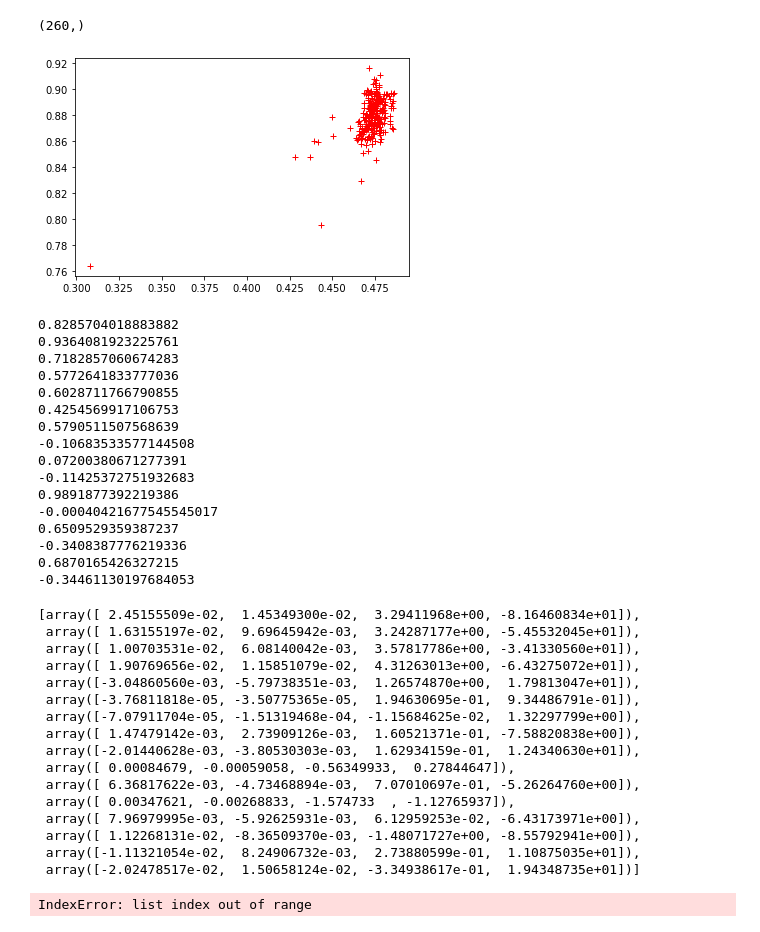
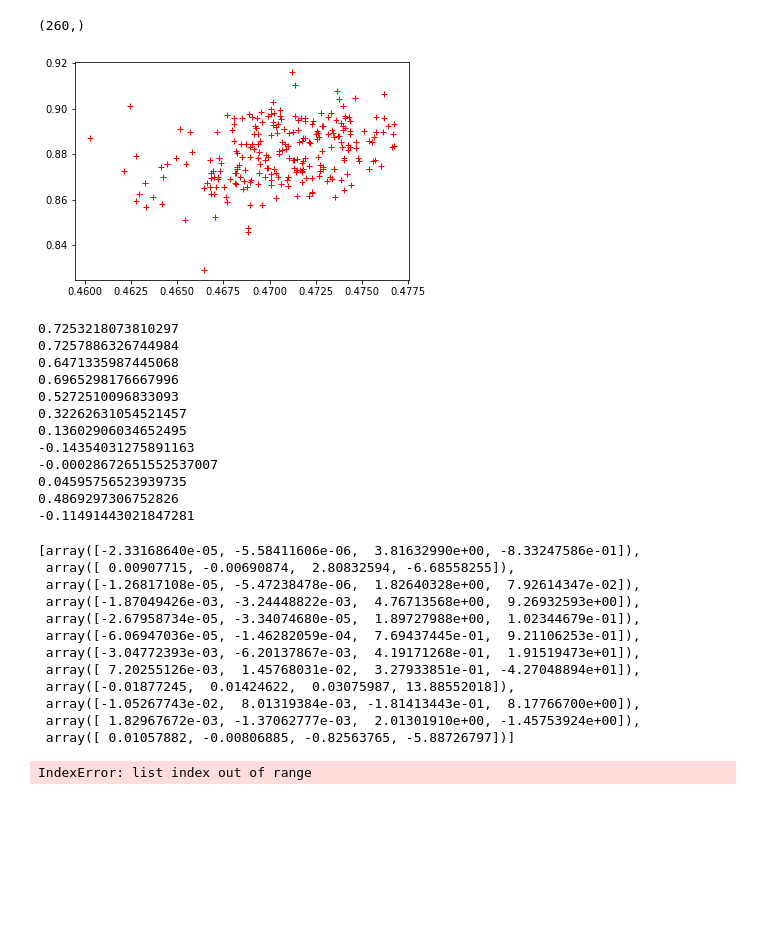
Before and after one commit to IExistSometimes/TIFF-An-y, a Jupyter notebook: Mapper.ipynb, the cells around one changed output. Cells and saved outputs as stored; diff of their text form; code cells hidden in the pictures; blank space fills up the shorter version.

Commit message:
Finished colouriser, calibrated John3

```diff
--- a/Mapper.ipynb
+++ b/Mapper.ipynb
@@ -29,9 +29,9 @@ from sklearn.metrics import mean_squared_error, mean_absolute_error
 
 sound_file = './Eldritch_Blast.wav'
 # %%
-make_guideline_fig = 0
+make_guideline_fig = 1
 if make_guideline_fig == 1:
-    image = np.array(plt.imread('translated_genetic_again.png'))
+    image = np.array(plt.imread('John3_geo_25x_lwremoved.png'))
     guidelines = 1
     if guidelines == 1:
         for i in range(int(np.floor(image.shape[1]/10))):
@@ -54,7 +54,7 @@ if make_guideline_fig == 1:
     #image = draw_marker(7085,8335,2,image)
     #image = draw_marker(1275,625,2,image)
     to_save = Image.fromarray(image)
-    to_save.save('trans_gen_grid.tif')
+    to_save.save('John3_grid.tif')
 # %%
 #np.floor(image.shape[0]/10)
 # %%
@@ -88,11 +88,15 @@ probe_data
 #image_end_points = np.array([(3022+20,476+133), (2763, 1117), (7085+20,8335+133),(1275+20,625+133),(3675+20,870+133),(775+20,2485+133)])
 #profile_start_numbers = np.array([0,60,160])
 
+#For John1
+
 stage_calibration_points = np.array([(13310,33553),(13438,21243),(11160,23249),(15397,22668), (11507,22382)])
 image_calibration_points = np.array([(7085+20,8335+133),(1275+20,625+133),(3675+20,870+133),(775+20,2485+133), (3022+20,476+133)])
 image_end_points = np.array([(3022+20,476+133), (2763, 1117), (7085+20,8335+133),(1275+20,625+133),(3675+20,870+133),(775+20,2485+133)])
 profile_start_numbers = np.array([0,60,160])
 
 #calibrated_end_points = np.array([[2884.0, 560.0],[2756.0, 1100.0],[7145.0, 8421.0],[1473.0, 736.0], [3495.0, 979.0],[849.0, 2438.0]]) #Recorded with play = 200
-calibrated_end_points = np.array([[2959.0, 581.0],[2661.0, 1074.0],[7138.0, 8373.0],[1475.0, 758.0],[3724.0, 1094.0],[966.0, 2541.0]]) #Play = 200, John1, long wavelength removed
+#calibrated_end_points = np.array([[2959.0, 581.0],[2661.0, 1074.0],[7138.0, 8373.0],[1475.0, 758.0],[3724.0, 1094.0],[966.0, 2541.0]]) #Play = 200, John1 geo, long wavelength removed
+#calibrated_end_points = np.array([[2983.0, 584.0],[2634.0, 1094.0],[7041.0, 8349.0],[1321.0, 824.0],[3736.0, 1130.0],[954.0, 2510.0]]) #Play = 200, John1 arith, long WAVELENGTH REMOVED
+calibrated_end_points = np.array([[3179.0, 660.0],[2941.0, 1146.0],[7040.0, 8349.0],[1317.0, 826.0],[3736.0, 1129.0],[954.0, 2510.0]]) #Play = 200, John1 offset, long wavelength removed
 do_all_profiles = np.array([0,1,2])
@@ -144,7 +154,7 @@ for i in range(len(stage_calibration_points)):
     image_cal_points_for_opt.append(image_calibration_points[i][0])
     image_cal_points_for_opt.append(image_calibration_points[i][1])
 # %%
-image = np.array(plt.imread('geo_mean_fixed_rerun_lwremoved.png'))
+image = np.array(plt.imread('offset_fixed_rerun_lwremoved.png'))
 
 probe_x_list = probe_data.iloc[:,9]
 #print(probe_x_list[0]) #for checking that the right column was selected
@@ -416,32 +422,32 @@ anorthite_list.shape
 # %%
 search_size = 3
 intensity_list = []
 for i in range(len(probe_points_placed)):
     #print(probe_points_placed[i][0],' ',probe_points_placed[i][1])
     intensity_list.append(get_brightness(int(probe_points_placed[i][0]),int(probe_points_placed[i][1]), search_size))
 
 clean_list_entries = []
 for i in range(len(probe_points_placed)):
-    if intensity_list[i] >10/256 and intensity_list[i] <250/256 and anorthite_list[i]>0.6 and anorthite_list[i]<1.0:
+    if intensity_list[i] >0.46 and intensity_list[i] <250/256 and anorthite_list[i]>0.6 and anorthite_list[i]<1.0:
         clean_list_entries.append(i)
 
 #xlim=[0.3,0.6], ylim=[0.8,0.9]
 fig, ax = plt.subplots(1,1)
 intensity_array = np.array(intensity_list)
 clean_intensity_array = intensity_array[clean_list_entries]
 anorthite_array = np.array(anorthite_list)
 clean_anorthite_array = anorthite_array[clean_list_entries]
 clean_x_array = np.array(probe_points_placed)[clean_list_entries, 0]
 clean_y_array = np.array(probe_points_placed)[clean_list_entries, 1]
 
 
 clean_set = np.array([clean_intensity_array, clean_anorthite_array, clean_x_array, clean_y_array])
 ax.plot(clean_intensity_array,clean_anorthite_array, 'r+')
 #ax.set_xlim(0.45*255,0.5*255)
 #ax.set_ylim(0.8,0.93)
 plt.show()
 # %% [output]
-[figure, old version]
+[figure, new version]
 # %%
 #print("X")
 #for i in range(len(clean_intensity_array)):
@@ -483,22 +489,18 @@ for i in range(len(clean_set_populated_tiles)):
 
     print(np.corrcoef(clean_set_populated_tiles[i][:,0], clean_set_populated_tiles[i][:,1])[0,1])
 # %% [output]
-0.8285704018883882
-0.9364081923225761
-0.7182857060674283
-0.5772641833777036
-0.6028711766790855
-0.4254569917106753
-0.5790511507568639
--0.10683533577144508
-0.07200380671277391
--0.11425372751932683
-0.9891877392219386
--0.00040421677545545017
-0.6509529359387237
--0.3408387776219336
-0.6870165426327215
--0.34461130197684053
+0.7253218073810297
+0.7257886326744984
+0.6471335987445068
+0.6965298176667996
+0.5272510096833093
+0.32262631054521457
+0.13602906034652495
+-0.14354031275891163
+-0.00028672651552537007
+0.04595756523939735
+0.4869297306752826
+-0.11491443021847281
 # %%
 tilewise_anint_params = []
 tilewise_predicted_ans = []
@@ -513,22 +516,18 @@ for i in range(len(clean_set_populated_tiles)):
 # %%
 tilewise_anint_params
 # %% [output]
-[array([ 2.45155509e-02,  1.45349300e-02,  3.29411968e+00, -8.16460834e+01]),
- array([ 1.63155197e-02,  9.69645942e-03,  3.24287177e+00, -5.45532045e+01]),
- array([ 1.00703531e-02,  6.08140042e-03,  3.57817786e+00, -3.41330560e+01]),
- array([ 1.90769656e-02,  1.15851079e-02,  4.31263013e+00, -6.43275072e+01]),
- array([-3.04860560e-03, -5.79738351e-03,  1.26574870e+00,  1.79813047e+01]),
- array([-3.76811818e-05, -3.50775365e-05,  1.94630695e-01,  9.34486791e-01]),
- array([-7.07911704e-05, -1.51319468e-04, -1.15684625e-02,  1.32297799e+00]),
- array([ 1.47479142e-03,  2.73909126e-03,  1.60521371e-01, -7.58820838e+00]),
- array([-2.01440628e-03, -3.80530303e-03,  1.62934159e-01,  1.24340630e+01]),
- array([ 0.00084679, -0.00059058, -0.56349933,  0.27844647]),
- array([ 6.36817622e-03, -4.73468894e-03,  7.07010697e-01, -5.26264760e+00]),
- array([ 0.00347621, -0.00268833, -1.574733  , -1.12765937]),
- array([ 7.96979995e-03, -5.92625931e-03,  6.12959253e-02, -6.43173971e+00]),
- array([ 1.12268131e-02, -8.36509370e-03, -1.48071727e+00, -8.55792941e+00]),
- array([-1.11321054e-02,  8.24906732e-03,  2.73880599e-01,  1.10875035e+01]),
- array([-2.02478517e-02,  1.50658124e-02, -3.34938617e-01,  1.94348735e+01])]
+[array([-2.33168640e-05, -5.58411606e-06,  3.81632990e+00, -8.33247586e-01]),
+ array([ 0.00907715, -0.00690874,  2.80832594, -6.68558255]),
+ array([-1.26817108e-05, -5.47238478e-06,  1.82640328e+00,  7.92614347e-02]),
+ array([-1.87049426e-03, -3.24448822e-03,  4.76713568e+00,  9.26932593e+00]),
+ array([-2.67958734e-05, -3.34074680e-05,  1.89727988e+00,  1.02344679e-01]),
+ array([-6.06947036e-05, -1.46282059e-04,  7.69437445e-01,  9.21106253e-01]),
+ array([-3.04772393e-03, -6.20137867e-03,  4.19171268e-01,  1.91519473e+01]),
+ array([ 7.20255126e-03,  1.45768031e-02,  3.27933851e-01, -4.27048894e+01]),
+ array([-0.01877245,  0.01424622,  0.03075987, 13.88552018]),
+ array([-1.05267743e-02,  8.01319384e-03, -1.81413443e-01,  8.17766700e+00]),
+ array([ 1.82967672e-03, -1.37062777e-03,  2.01301910e+00, -1.45753924e+00]),
+ array([ 0.01057882, -0.00806885, -0.82563765, -5.88726797])]
 # %%
 tile_to_see = 12
 print(clean_set_populated_tiles[tile_to_see])
```
Also changed, not shown: parts of 56 cells of this notebook, 2 other files.
